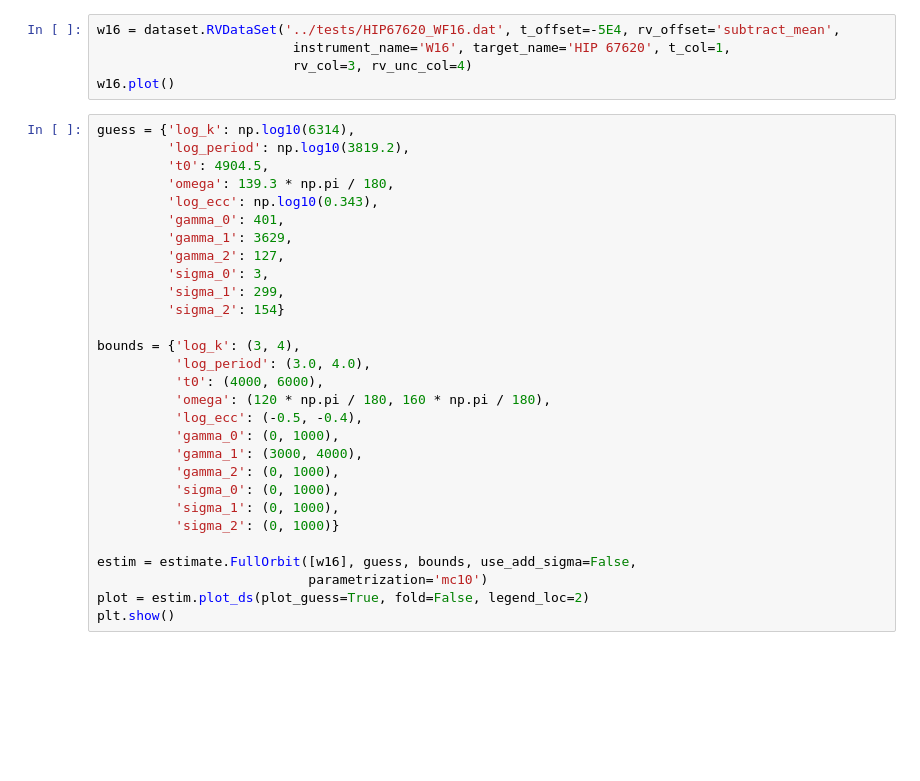
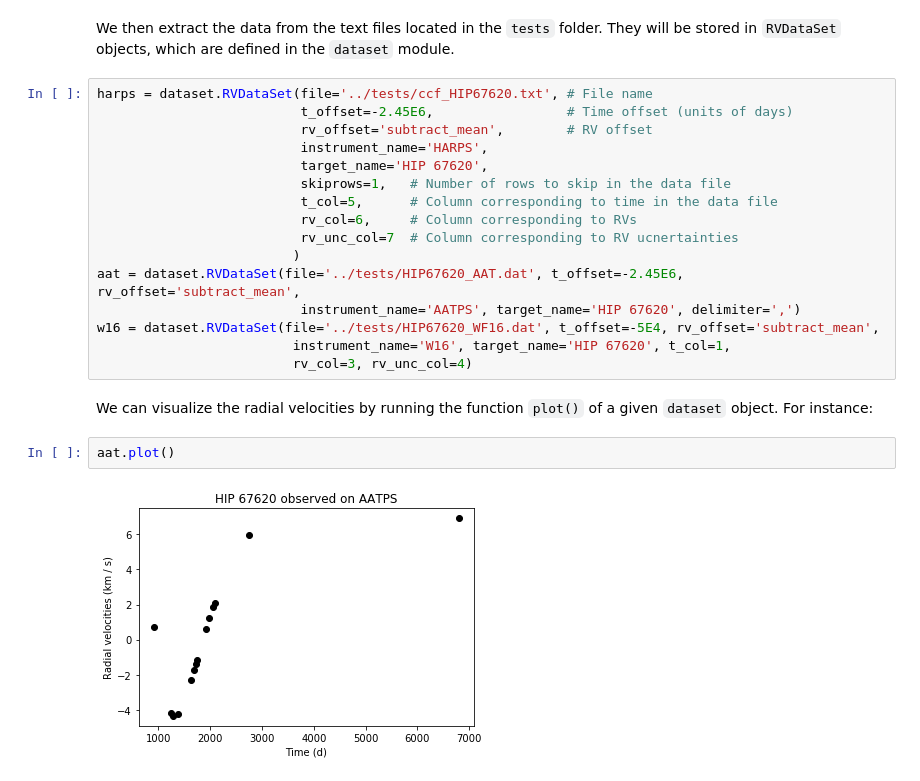
Before and after one commit to Eapj3/radial_, a Jupyter notebook: docs/HIP67620_example.ipynb, the cells around one changed output. Cells and saved outputs as stored; diff of their text form; blank space fills up the shorter version.

```diff
--- a/docs/HIP67620_example.ipynb
+++ b/docs/HIP67620_example.ipynb
@@ -4,36 +13,26 @@ import matplotlib.pyplot as plt
 from radial import orbit, estimate, dataset
 %matplotlib inline
-# %%
-w16 = dataset.RVDataSet('../tests/HIP67620_WF16.dat', t_offset=-5E4, rv_offset='subtract_mean',
-                         instrument_name='W16', target_name='HIP 67620', t_col=1,
-                         rv_col=3, rv_unc_col=4)
-w16.plot()
-# %%
-guess = {'log_k': np.log10(6314),
-         'log_period': np.log10(3819.2),
-         't0': 4904.5,
-         'omega': 139.3 * np.pi / 180,
-         'log_ecc': np.log10(0.343),
-         'gamma_0': 401,
-         'gamma_1': 3629,
-         'gamma_2': 127,
-         'sigma_0': 3,
-         'sigma_1': 299,
-         'sigma_2': 154}
-
-bounds = {'log_k': (3, 4),
-          'log_period': (3.0, 4.0),
-          't0': (4000, 6000),
-          'omega': (120 * np.pi / 180, 160 * np.pi / 180),
-          'log_ecc': (-0.5, -0.4),
-          'gamma_0': (0, 1000),
-          'gamma_1': (3000, 4000),
-          'gamma_2': (0, 1000),
-          'sigma_0': (0, 1000),
-          'sigma_1': (0, 1000),
-          'sigma_2': (0, 1000)}
-
-estim = estimate.FullOrbit([w16], guess, bounds, use_add_sigma=False,
-                           parametrization='mc10')
-plot = estim.plot_ds(plot_guess=True, fold=False, legend_loc=2)
-plt.show()
+# %% [markdown]
+We then extract the data from the text files located in the `tests` folder. They will be stored in `RVDataSet` objects, which are defined in the `dataset` module.
+# %%
+harps = dataset.RVDataSet(file='../tests/ccf_HIP67620.txt', # File name
+                          t_offset=-2.45E6,                 # Time offset (units of days)
+                          rv_offset='subtract_mean',        # RV offset
+                          instrument_name='HARPS',
+                          target_name='HIP 67620',
+                          skiprows=1,   # Number of rows to skip in the data file
+                          t_col=5,      # Column corresponding to time in the data file
+                          rv_col=6,     # Column corresponding to RVs
+                          rv_unc_col=7  # Column corresponding to RV ucnertainties
+                         )
+aat = dataset.RVDataSet(file='../tests/HIP67620_AAT.dat', t_offset=-2.45E6, rv_offset='subtract_mean',
+                          instrument_name='AATPS', target_name='HIP 67620', delimiter=',')
+w16 = dataset.RVDataSet(file='../tests/HIP67620_WF16.dat', t_offset=-5E4, rv_offset='subtract_mean',
+                         instrument_name='W16', target_name='HIP 67620', t_col=1,
+                         rv_col=3, rv_unc_col=4)
+# %% [markdown]
+We can visualize the radial velocities by running the function `plot()` of a given `dataset` object. For instance:
+# %%
+aat.plot()
+# %% [output]
+[figure, added]
```
Also changed, not shown: parts of 20 cells of this notebook, 2 other files.
